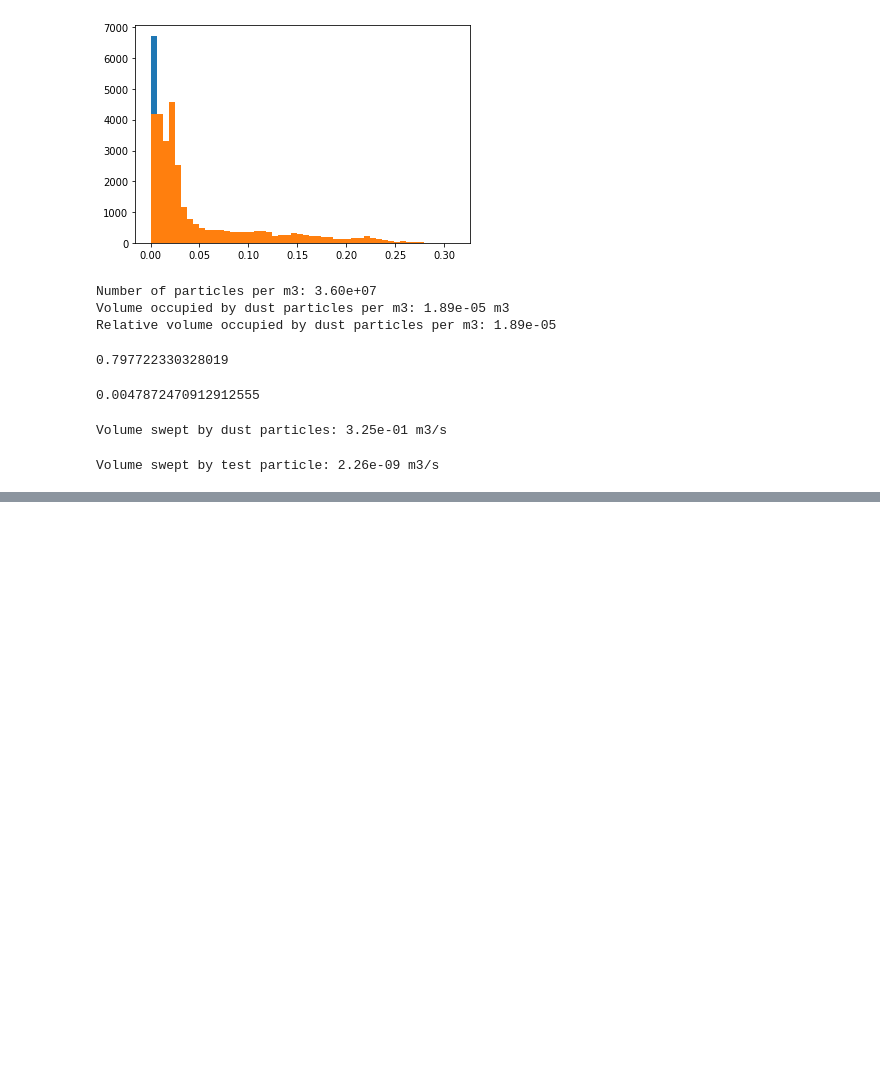
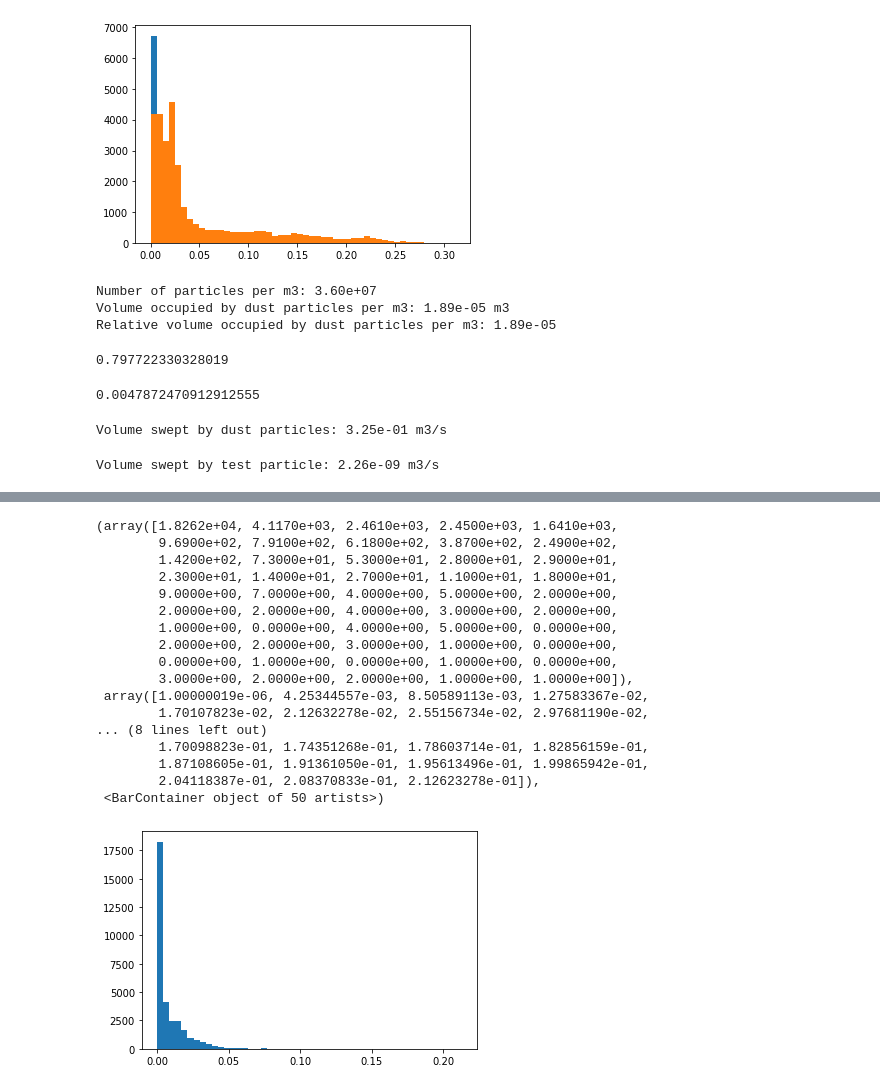
Before and after one commit to 465b/oceantracker, a Jupyter notebook: experiments/collapse/2023-v04/depth_losses_experimentation.ipynb, the cells around one changed output, grey strips where cells are left out. Cells and saved outputs as stored; diff of their text form; code cells hidden in the pictures; blank space fills up the shorter version.

```diff
--- a/experiments/collapse/2023-v04/depth_losses_experimentation.ipynb
+++ b/experiments/collapse/2023-v04/depth_losses_experimentation.ipynb
@@ -267,0 +375,21 @@ Volume swept by test particle: 2.26e-09 m3/s
+# %%
+plt.hist(df.variables['diffusivity'][:].mean(axis=0).max(axis=1),bins=50)
+# %% [output]
+(array([1.8262e+04, 4.1170e+03, 2.4610e+03, 2.4500e+03, 1.6410e+03,
+        9.6900e+02, 7.9100e+02, 6.1800e+02, 3.8700e+02, 2.4900e+02,
+        1.4200e+02, 7.3000e+01, 5.3000e+01, 2.8000e+01, 2.9000e+01,
+        2.3000e+01, 1.4000e+01, 2.7000e+01, 1.1000e+01, 1.8000e+01,
+        9.0000e+00, 7.0000e+00, 4.0000e+00, 5.0000e+00, 2.0000e+00,
+        2.0000e+00, 2.0000e+00, 4.0000e+00, 3.0000e+00, 2.0000e+00,
+        1.0000e+00, 0.0000e+00, 4.0000e+00, 5.0000e+00, 0.0000e+00,
+        2.0000e+00, 2.0000e+00, 3.0000e+00, 1.0000e+00, 0.0000e+00,
+        0.0000e+00, 1.0000e+00, 0.0000e+00, 1.0000e+00, 0.0000e+00,
+        3.0000e+00, 2.0000e+00, 2.0000e+00, 1.0000e+00, 1.0000e+00]),
+ array([1.00000019e-06, 4.25344557e-03, 8.50589113e-03, 1.27583367e-02,
+        1.70107823e-02, 2.12632278e-02, 2.55156734e-02, 2.97681190e-02,
+... (8 lines left out)
+        1.70098823e-01, 1.74351268e-01, 1.78603714e-01, 1.82856159e-01,
+        1.87108605e-01, 1.91361050e-01, 1.95613496e-01, 1.99865942e-01,
+        2.04118387e-01, 2.08370833e-01, 2.12623278e-01]),
+ <BarContainer object of 50 artists>)
+[figure, added]
```
Also changed, not shown: parts of 61 cells of this notebook, 9 other files.
